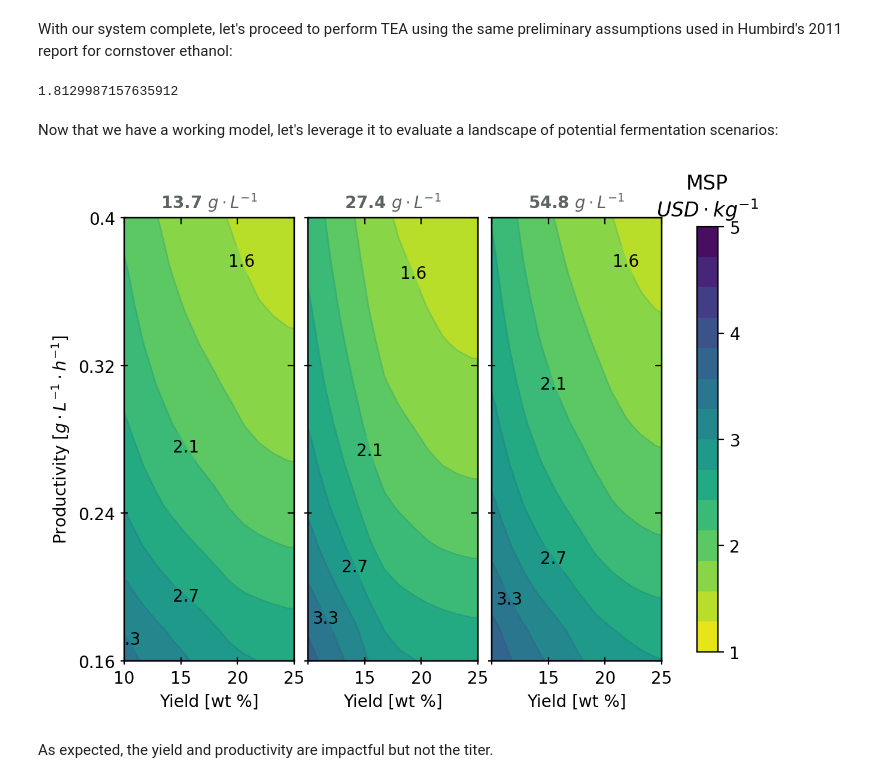
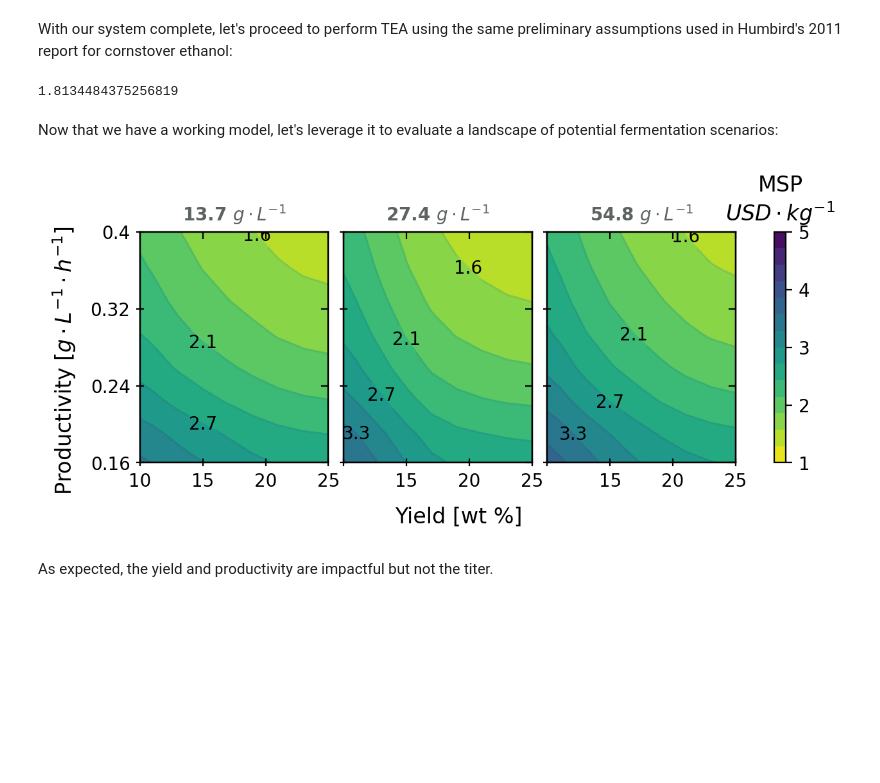
Before and after one commit to BioSTEAMDevelopmentGroup/How2STEAM, a Jupyter notebook: case_studies/Aerated_bioreactor_design.ipynb, the cells around one changed output. Saved outputs shown, nothing was run; the diff lists cells and outputs as text; code cells hidden in the pictures; blank space fills up the shorter version.

```diff
--- a/case_studies/Aerated_bioreactor_design.ipynb
+++ b/case_studies/Aerated_bioreactor_design.ipynb
@@ -68,3 +79,6 @@ The compressor is needed to pressurize air to make up for the liquid head and lo
+# %%
+cooler_pressure_drop = 20684 # [Pa]
+compressor_isentropic_efficiency = 0.85
 # %% [markdown]
 ### Reaction stoichiometry
 # %% [markdown]
@@ -159,6 +173,8 @@ AB1 = bst.AeratedBioreactor('AB1',
     batch=True, reactions=reactions,
     kW_per_m3=agitation_power,
     tau=titer/productivity,
+    cooler_pressure_drop=cooler_pressure_drop,
+    compressor_isentropic_efficiency=compressor_isentropic_efficiency,
     optimize_power=False,
 )
 
@@ -240,12 +256,15 @@ microbial_lipids_tea = create_cellulosic_ethanol_tea(microbial_lipids_sys)
 lipid_product = lipid_extraction_sys.get_outlet('lipid')
 microbial_lipids_tea.solve_price(lipid_product)
 # %% [output]
-1.8129987157635912
+1.8134484375256819
 # %% [markdown]
 Now that we have a working model, let's leverage it to evaluate a landscape of potential fermentation scenarios:
 # %%
 import numpy as np
-from matplotlib import pyplot as plt
+from matplotlib import pyplot as plt, rcParams
+width = 6.6142
+aspect_ratio = 0.4
+rcParams['figure.figsize'] = (width, width * aspect_ratio)
 
 def MSP_at_yield_productivity_titer(lipid_yield, productivity, titer):
     performance['yield'] = lipid_yield
@@ -259,34 +278,34 @@ def MSP_at_yield_productivity_titer(lipid_yield, productivity, titer):
 
 titer = np.array([
     0.5 * titer,
     titer,
     2 * titer,
 ])
 xlim = np.array([0.5 * lipid_yield, 1.5 * lipid_yield])
 ylim = np.array([0.5 * productivity, 1.5 * productivity])
 X, Y, Z = bst.plots.generate_contour_data(
     MSP_at_yield_productivity_titer,
     xlim=xlim, ylim=ylim,
     args=(titer,),
-    n=15,
+    n=10,
 )
 
 # Plot contours
 xlabel = "Yield [wt %]"
 ylabel = 'Productivity [$g \cdot L^{-1} \cdot h^{-1}$]'
 units = r'$g \cdot L^{-1}$'
 titles = [f"{round(i, 2)} {units}" for i in titer]
 xticks = [10, 15, 20, 25]
 yticks = [0.16, 0.24, 0.32, 0.40]
 metric_bar = bst.plots.MetricBar(
     'MSP', '$USD \cdot kg^{-1}$', plt.cm.get_cmap('viridis_r'),
     bst.plots.rounded_tickmarks_from_data(Z, 5, 1, expand=0, p=0.5), 15, 1
 )
 fig, axes, CSs, CB, other_axes = bst.plots.plot_contour_single_metric(
     100 * X, Y, Z[:, :, None, :], xlabel, ylabel, xticks, yticks, metric_bar,
     titles=titles, fillcolor=None, styleaxiskw=dict(xtick0=False), label=True,
 )
 # %% [output]
-[figure, old version]
+[figure, new version]
 # %% [markdown]
 As expected, the yield and productivity are impactful but not the titer.
```
Also changed, not shown: parts of 3 cells of this notebook, 5 other files.
